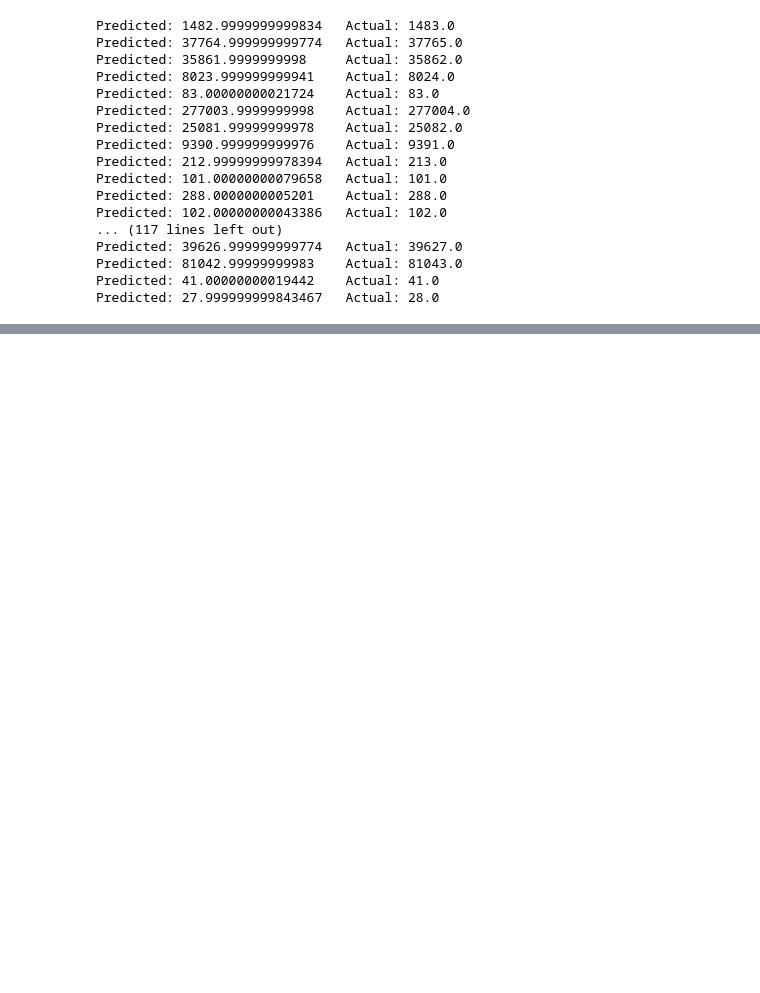
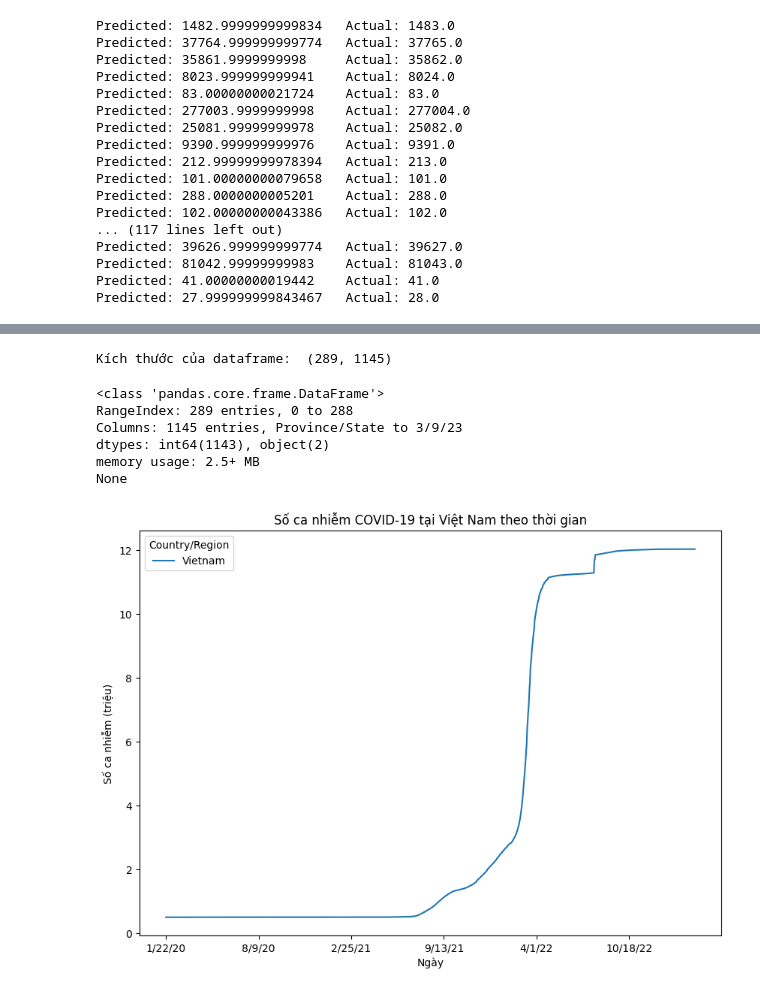
Before and after one commit to TANGTHEMANH/phan_tich_du_lieu, a Jupyter notebook: coronavirus_analytics.ipynb, the cells around one changed output, grey strips where cells are left out. Drawn from its saved outputs; the diff is of its cells as text; code cells hidden in the pictures; blank space fills up the shorter version.

```diff
--- a/coronavirus_analytics.ipynb
+++ b/coronavirus_analytics.ipynb
@@ -576,3 +537,15 @@ Predicted: 39626.999999999774   Actual: 39627.0
 Predicted: 81042.99999999983    Actual: 81043.0
 Predicted: 41.00000000019442    Actual: 41.0
 Predicted: 27.999999999843467   Actual: 28.0
+# %%
+import pandas as pd
+import matplotlib.pyplot as plt
+
+# Nhập dữ liệu từ tập tin CSV vào dataframe
+df = pd.read_csv('/content/time_series_covid19_confirmed_global.csv')
+# %%
+# Loại bỏ các cột không cần thiết
+df = df.drop(['Lat', 'Long'], axis=1)
+
+# Hiển thị 5 hàng đầu tiên của dataframe sau khi loại bỏ các cột không cần thiết
+print(df.head())
@@ -578,0 +570,31 @@ Predicted: 27.999999999843467   Actual: 28.0
+# %%
+# Hiển thị thông tin về số dòng và số cột trong dataframe
+print("Kích thước của dataframe: ", df.shape)
+# %% [output]
+Kích thước của dataframe:  (289, 1145)
+# %%
+# Hiển thị thông tin chi tiết về các cột trong dataframe
+print(df.info())
+# %% [output]
+<class 'pandas.core.frame.DataFrame'>
+RangeIndex: 289 entries, 0 to 288
+Columns: 1145 entries, Province/State to 3/9/23
+dtypes: int64(1143), object(2)
+memory usage: 2.5+ MB
+None
+# %%
+# Tạo dataframe mới chứa thông tin số ca nhiễm COVID-19 theo thời gian tại Việt Nam
+df_vn = df[df['Country/Region'] == 'Vietnam'].groupby('Country/Region').sum().T
+
+# Chia số ca cho 1 triệu và cách nhau 0.5 triệu
+df_vn_per_million = df_vn / 1000000
+df_vn_per_million = df_vn_per_million - df_vn_per_million.iloc[0] + 0.5
+
+# Vẽ biểu đồ đường (line chart) thể hiện số ca nhiễm COVID-19 theo thời gian tại Việt Nam
+df_vn_per_million.plot(figsize=(10, 7))
+plt.title('Số ca nhiễm COVID-19 tại Việt Nam theo thời gian')
+plt.xlabel('Ngày')
+plt.ylabel('Số ca nhiễm (triệu)')
+plt.show()
+# %% [output]
+[figure, added]
```
Also changed, not shown: parts of 9 cells of this notebook.
